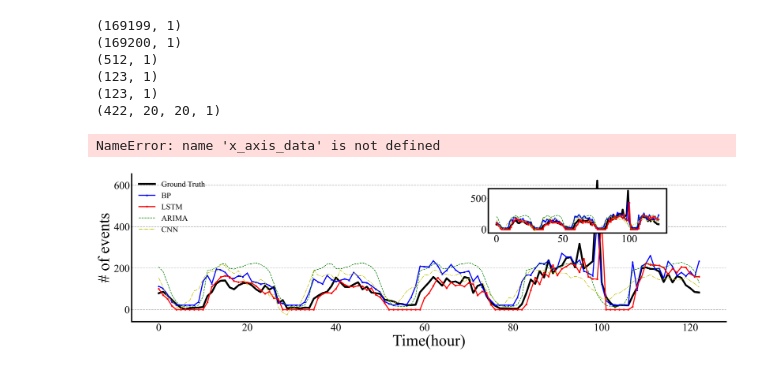
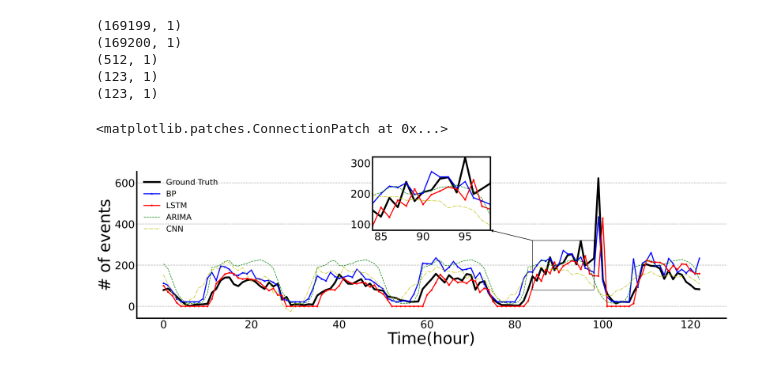
Before and after one commit to weixiabing/Innovative-practice, a Jupyter notebook: 第三学期/绘图/plot.ipynb, the cells around one changed output. Saved outputs shown, nothing was run; the diff lists cells and outputs as text; code cells hidden in the pictures.

```diff
--- a/第三学期/绘图/plot.ipynb
+++ b/第三学期/绘图/plot.ipynb
@@ -4,18 +4,18 @@
 import h5py
 import numpy as np
 import pandas as pd
-f = h5py.File('D:\library\Github\Innovative-practice\第三学期\绘图/datapred_bp.h5', 'r')
+f = h5py.File('/workspaces/Innovative-practice/第三学期/绘图/datapred_bp.h5', 'r')
 datapred_bp = f['data']
 datapred_bp  = np.array(datapred_bp)
 f.close()
-f = h5py.File('D:\library\Github\Innovative-practice\第三学期\绘图/datapred_lstm.h5', 'r')
+f = h5py.File('/workspaces/Innovative-practice/第三学期/绘图/datapred_lstm.h5', 'r')
 datapred_lstm = f['testPredict']
 testY=f['testY']
 datapred_lstm  = np.array(datapred_lstm)
 testY=np.array(testY)
 f.close()
 #读取D:\library\Github\Innovative-practice\第三学期\绘图\datapred_cnn.h5
-f = h5py.File('D:\library\Github\Innovative-practice\第三学期\绘图/datapred_cnn.h5', 'r')
+f = h5py.File('/workspaces/Innovative-practice/第三学期/绘图/datapred_cnn.h5', 'r')
 datapred_cnn = f['data']
 datapred_cnn  = np.array(datapred_cnn)
 f.close()
@@ -26,7 +26,7 @@ datapred_convlstm=np.array(datapred_convlstm)
 f.close()'''
 #读取D:\library\Github\Innovative-practice\第三学期\绘图\datapred_arima.csv
 
-datapred_arima=pd.read_csv('D:\library\Github\Innovative-practice\第三学期\绘图/datapred_arima.csv')
+datapred_arima=pd.read_csv('/workspaces/Innovative-practice/第三学期/绘图/datapred_arima.csv')
 #转为numpy
 datapred_arima=np.array(datapred_arima)
 # %%
@@ -37,14 +37,13 @@ datapred_cnn=datapred_cnn[378:501]
 print(datapred_cnn.shape)
 datapred_arima=datapred_arima[300:]
 print(datapred_arima.shape)
-print(datapred_convlstm.shape)
+#print(datapred_convlstm.shape)
 # %% [output]
 (169199, 1)
 (169200, 1)
 (512, 1)
 (123, 1)
 (123, 1)
-(422, 20, 20, 1)
 # %%
 i=16
 #整除16
@@ -53,7 +52,8 @@ i_y=i%20
 # %%
 import matplotlib.pyplot as plt
 import numpy as np
-plt.rcParams['font.family'] = 'Times New Roman'
+from matplotlib.patches import ConnectionPatch
+#plt.rcParams['font.family'] = 'Times New Roman'
 plt.rcParams['font.size'] = 40
 plt.rcParams['axes.linewidth'] = 5
 # 可视化绘制
@@ -61,41 +61,51 @@ fig, ax = plt.subplots(figsize=(40,10),dpi=200)
 ax.spines['right'].set_visible(False)
 ax.spines['top'].set_visible(False)
 ax.set_xlabel('Time(hour)', fontsize=60,labelpad=5)
 ax.set_ylabel('# of events', fontsize=60,labelpad=5)
 ax.plot(testY[(i*423+300):(i+1)*423],'black',label='Ground Truth',linewidth=7)
 ax.plot(datapred_bp[(i*423+300):(i+1)*423]/10118,'b^-',label='BP',linewidth=4)
 ax.plot(datapred_lstm[(i*423+300):(i+1)*423],'ro-',label='LSTM',linewidth=4)
 ax.plot(datapred_arima,'g--',label='ARIMA',linewidth=2)
 ax.plot(datapred_cnn,'y-.',label='CNN',linewidth=2)
 #ax.plot(datapred_convlstm[:,i_x,i_y,:]*10119,label='ConvLSTM',color='purple')
 ax.legend(fontsize=30,loc='upper left',frameon=False)
 #横线网格
 ax.grid(axis='y',linestyle='--',linewidth=2)
 
 
 #在中上位置绘制局部图
-axins = ax.inset_axes([0.6, 0.6, 0.3, 0.3])
+axins = ax.inset_axes([0.4, 0.6, 0.2 ,0.5]) #x,y,width,height
 
 
 # 在缩放图中也绘制主图所有内容，然后根据限制横纵坐标来达成局部显示的目的
 axins.plot(testY[(i*423+300):(i+1)*423],'black',label='Ground Truth',linewidth=7)
 axins.plot(datapred_bp[(i*423+300):(i+1)*423]/10118,'b^-',label='BP',linewidth=4)
 axins.plot(datapred_lstm[(i*423+300):(i+1)*423],'ro-',label='LSTM',linewidth=4)
 axins.plot(datapred_arima,'g--',label='ARIMA',linewidth=2)
 axins.plot(datapred_cnn,'y-.',label='CNN',linewidth=2)
-zone_left = 80
+zone_left = 84
 zone_right = 98
  # 坐标轴的扩展比例（根据实际数据调整）
 x_ratio = 0.05  # x轴显示范围的扩展比例
 y_ratio = 0.05  # y轴显示范围的扩展比例
-xlim0=# x轴的显示范围
-xlim1 = x_axis_data[zone_right]+(x_axis_data[zone_right]-x_axis_data[zone_left])*x_ratio    # y轴的显示范围
+# 调整子坐标系的显示范围
+axins.set_xlim(zone_left, zone_right)
+#找出testY[(i*423+300):(i+1)*423],datapred_bp[(i*423+300):(i+1)*423]/10118,datapred_lstm[(i*423+300):(i+1)*423],datapred_arima,datapred_cnn的最大值和最小值
 
-y = np.hstack((data1[zone_left:zone_right], data2[zone_left:zone_right]))
-ylim0 = np.min(y)-(np.max(y)-np.min(y))*y_ratio
-ylim1 = np.max(y)+(np.max(y)-np.min(y))*y_ratio    # 调整子坐标系的显示范围
-axins.set_xlim(xlim0, xlim1)
-axins.set_ylim(ylim0, ylim1)
+axins.set_ylim(80,320)
+# 原图中画方框
+tx0 = 84
+tx1 = 98
+ty0 = 80
+ty1 = 320
+sx = [tx0,tx1,tx1,tx0,tx0]
+sy = [ty0,ty0,ty1,ty1,ty0]
+ax.plot(sx,sy,"black")    # 画两条线  #第一条线
+xy = (84, 320)
+xy2 = (98,80)
+#箭头从主图上的xy坐标指向子图上的xy2坐标
+con = ConnectionPatch(xyA=xy, xyB=xy2, coordsA="data", coordsB="data", axesA=ax, axesB=axins, color="black", linewidth=2, arrowstyle="-|>", mutation_scale=20)
+axins.add_artist(con)
 # %% [output]
-NameError: name 'x_axis_data' is not defined
+<matplotlib.patches.ConnectionPatch at 0x...>
-[figure, old version]
+[figure, new version]
```
Also changed, not shown: parts of 2 cells of this notebook.
